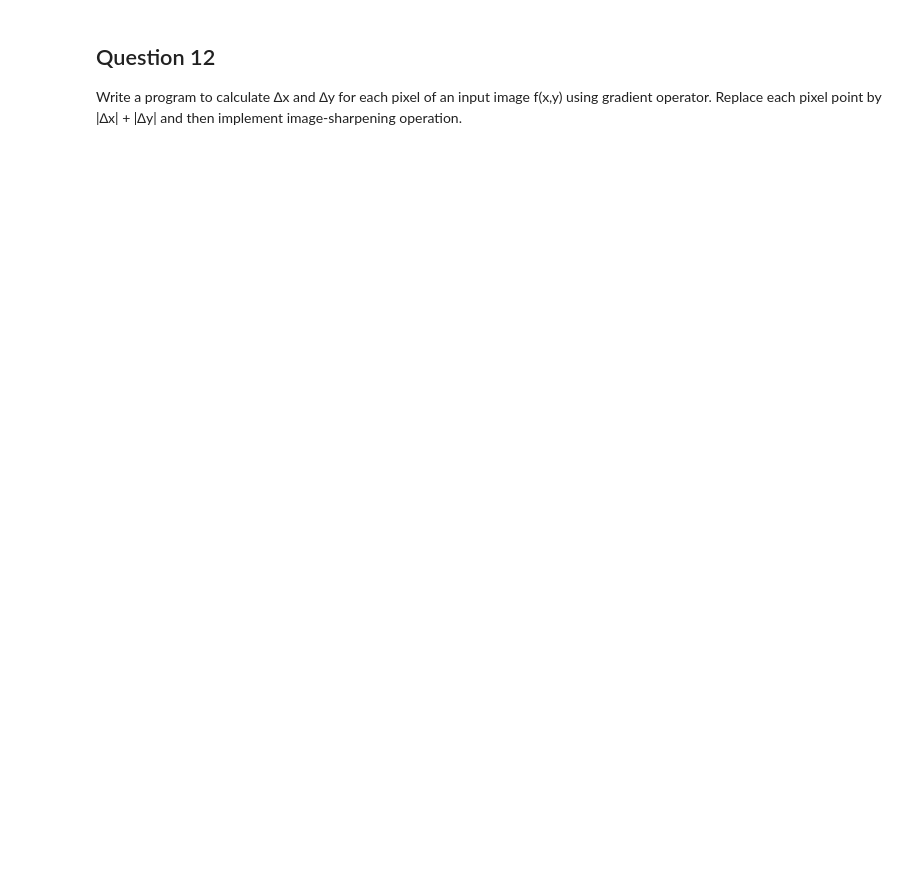
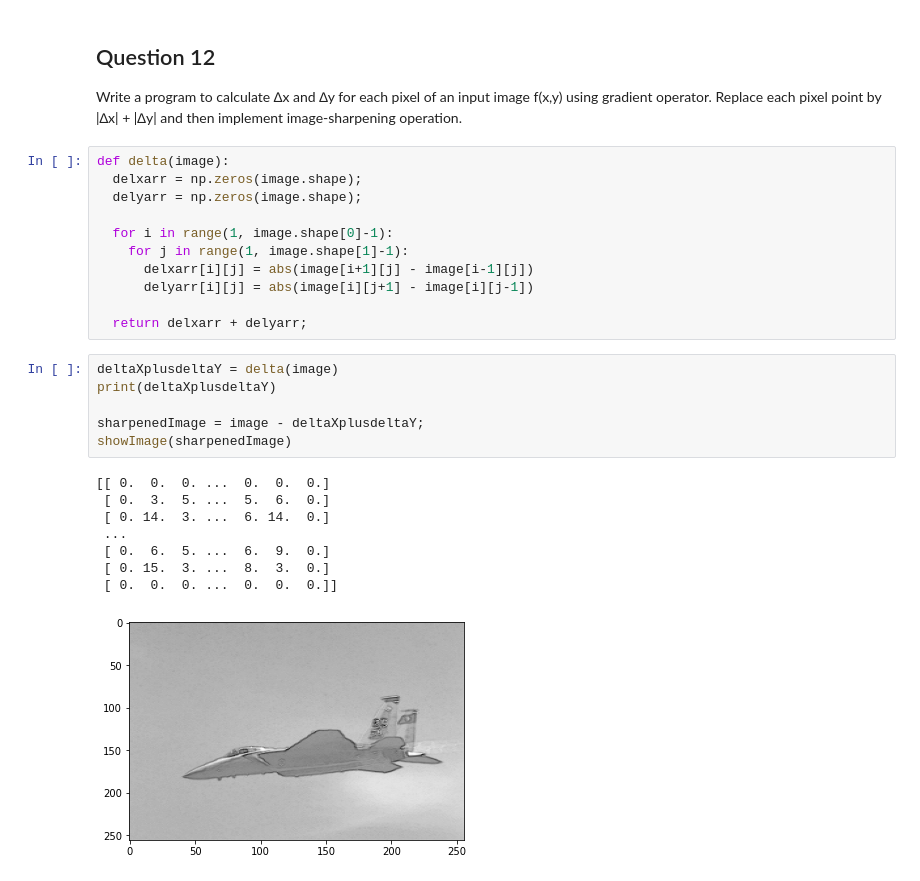
Before and after one commit to diksham1/image-lab, a Jupyter notebook: Assignment_1.ipynb, the cells around one changed output. Drawn from its saved outputs; the diff is of its cells as text; blank space fills up the shorter version.

```diff
--- a/Assignment_1.ipynb
+++ b/Assignment_1.ipynb
@@ -378,3 +394,29 @@ Enter the window size for mode filter: 12
 ## Question 12
 
 Write a program to calculate ∆x and ∆y for each pixel of an input image f(x,y) using gradient operator. Replace each pixel point by |∆x| + |∆y| and then implement image-sharpening operation.
+# %%
+def delta(image):
+  delxarr = np.zeros(image.shape);
+  delyarr = np.zeros(image.shape);
+
+  for i in range(1, image.shape[0]-1):
+    for j in range(1, image.shape[1]-1):
+      delxarr[i][j] = abs(image[i+1][j] - image[i-1][j])
+      delyarr[i][j] = abs(image[i][j+1] - image[i][j-1])
+
+  return delxarr + delyarr;
+# %%
+deltaXplusdeltaY = delta(image)
+print(deltaXplusdeltaY)
+
+sharpenedImage = image - deltaXplusdeltaY;
+showImage(sharpenedImage)
+# %% [output]
+[[ 0.  0.  0. ...  0.  0.  0.]
+ [ 0.  3.  5. ...  5.  6.  0.]
+ [ 0. 14.  3. ...  6. 14.  0.]
+ ...
+ [ 0.  6.  5. ...  6.  9.  0.]
+ [ 0. 15.  3. ...  8.  3.  0.]
+ [ 0.  0.  0. ...  0.  0.  0.]]
+[figure, added]
```
Also changed, not shown: parts of 49 cells of this notebook.
